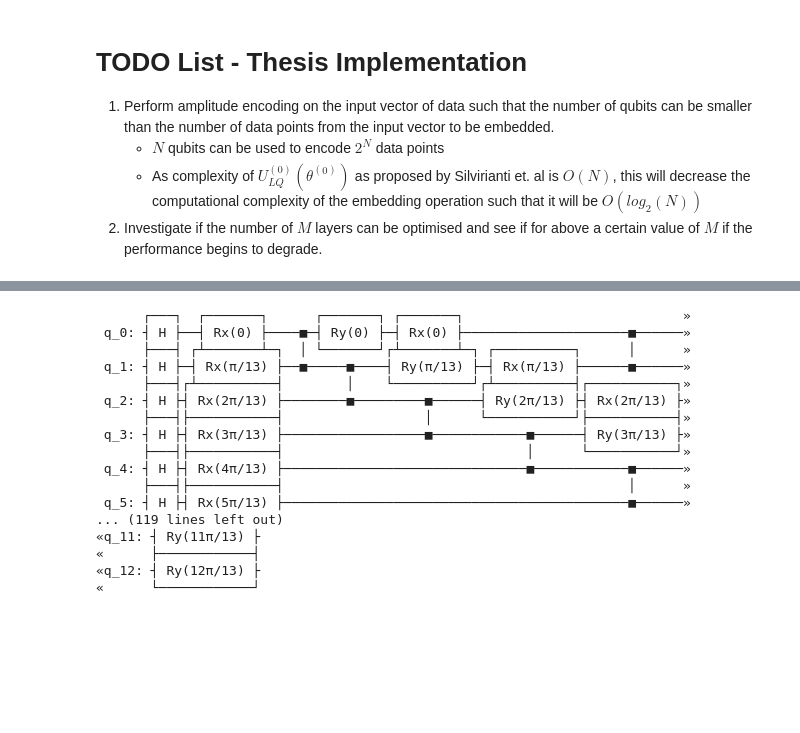
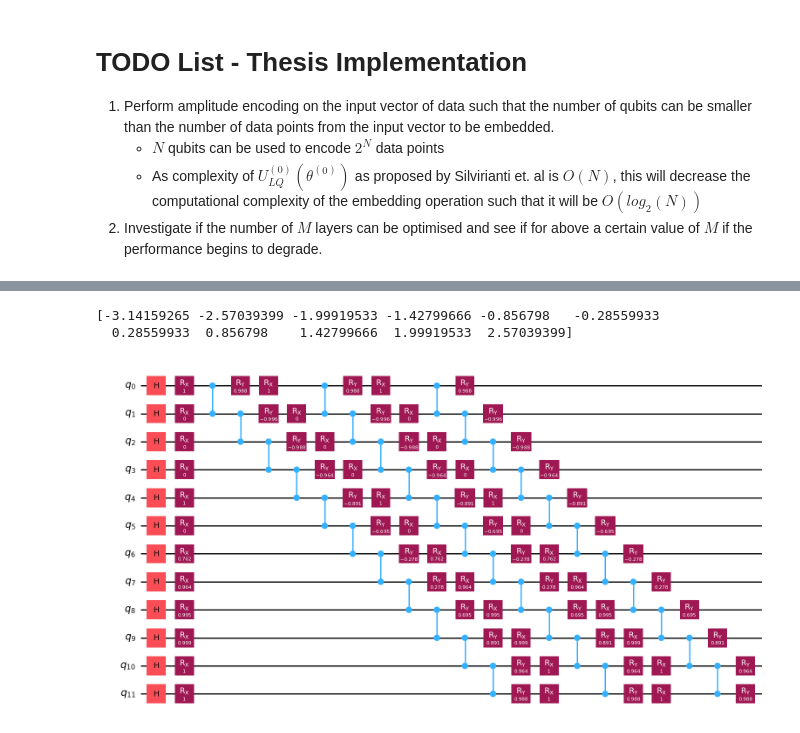
Before and after one commit to piersk/EEEN40290_Thesis, a Jupyter notebook: LQDRL.ipynb, the cells around one changed output, grey strips where cells are left out. Saved outputs shown, nothing was run; the diff lists cells and outputs as text; code cells hidden in the pictures; blank space fills up the shorter version.

Commit message:
Actor network ansatz, hyperbolic tangent scaling and notes/workings on the critic network updated and added

```diff
--- a/LQDRL.ipynb
+++ b/LQDRL.ipynb
@@ -170,15 +218,17 @@ def lq_embed_m(qc, N, theta, theta_par):
         qc.ry(theta_par[g], g)
     return qc
 # %%
-n_qubits = 13
+n_qubits = 12
 m_layers = 3
 qc = QuantumCircuit(n_qubits, n_qubits)
 theta_arr = []
 theta_par_arr = []
 
+# TODO: REMOVE THESE PLACEHOLDER ARRAYS AND UPDATE TO INCLUDE THE TANH DISTRIBUTION FUNCTION FOR THE ANGLE ENCODING
+# INITIALISE THE FIRST THETA PARAMETER VECTOR FOR THE RY GATES IN THE CIRCUIT AS DETAILED IN THE LQ-DRL PAPER
 for i in range(0, n_qubits):
     theta_arr.append((i / n_qubits) * np.pi)
     theta_par_arr.append((i / n_qubits) * np.pi)
 
 lqdrl_1 = lq_embed_1(qc, n_qubits, theta_arr, theta_par_arr)
-print(lqdrl_1)
+#print(lqdrl_1)
@@ -226,9 +240,12 @@ print(lqdrl_m)
 # %%
 # Function to scale the vector of input data (x) following the distribution of the hyperbolic tangent
+# Input vector contains the UAV position, remaining energy & the NOMA user grouping (2K+4 state space dimensions)
+# For 4 GUs, this means that there are 12 state space dimensions being embedded into the LQ-DRL circuit
 def x_angle_transformation(N, inp_vec):
+    #x_arr = [0 for i in range(N)]
     x_arr = []
     for i in range(N):
-        x_arr.append(np.tanh(inp_vec[N]))
+        x_arr.append(np.tanh(inp_vec[i-1]))
     return x_arr
 # %%
 # Function to generate the first layer including the quantum embedding of the G weighted parameters
@@ -269,24 +286,42 @@ def build_ansatz(N, M, theta_arr, theta_par_arr):
 # %%
 # TODO: INPUT DATA VECTOR SHOULD BE MADE HERE
 # Pass this vector to the x_angle_transformation() function and then pass that function to the build_ansatz() function
+theta_par_inp_vec = np.arange(-np.pi, np.pi, (2*np.pi / (n_qubits - 1)))
+print(theta_par_inp_vec)
+# %% [output]
+[-3.14159265 -2.57039399 -1.99919533 -1.42799666 -0.856798   -0.28559933
+  0.28559933  0.856798    1.42799666  1.99919533  2.57039399]
 # %%
+# Input vector to be embedded & scaled to the tanh distribution must contain the UAV position, remaining energy & the NOMA user grouping
+# NB: This may be more appropriate to compute within the Gymnasium environment as that contains the energy consumption function within the UAV class
+# The values can be updated using the parameter-shifting function in uav_lqdrl_env.py
+# The computation concerned with updating the values, parameters, etc. can be performed within the environment program. The values can also be initialised within the Gym environment.
+# Will test the values out in the Notebook for now before moving onto integrating the Gym environment with this ansatz
+#n_qubits = 12
+E_rem = 500e03
+num_gus = 4
+u = []
+uav_pos = [0, 0, 0]
+theta_par_inp_vec = np.arange(-np.pi, np.pi, (2*np.pi / (n_qubits - 1)))
+
+#inp_vec = [uav_pos, E_rem, [u[k] for k in range(0, num_gus-1)]]
+#inp_vec = [uav_pos, E_rem, u]
+inp_vec = []
+
+for i in range(len(uav_pos)):
+    inp_vec.append(uav_pos[i])
+inp_vec.append(E_rem)
+for j in range(2*num_gus):
+    u.append(j)
+    inp_vec.append(u[j])
+
+n_qubits = len(inp_vec)
+
+theta_arr = x_angle_transformation(n_qubits, inp_vec)
+theta_par_arr = x_angle_transformation(n_qubits, theta_par_inp_vec)
+
 lqdrl = build_ansatz(n_qubits, m_layers, theta_arr, theta_par_arr)
-print(lqdrl)
+#print(lqdrl)
+circuit_drawer(lqdrl, output="mpl")
 # %% [output]
-      ┌───┐  ┌───────┐      ┌───────┐ ┌───────┐                            »
- q_0: ┤ H ├──┤ Rx(0) ├────■─┤ Ry(0) ├─┤ Rx(0) ├─────────────────────■──────»
-      ├───┤ ┌┴───────┴─┐  │ └───────┘┌┴───────┴─┐ ┌──────────┐      │      »
- q_1: ┤ H ├─┤ Rx(π/13) ├──■─────■────┤ Ry(π/13) ├─┤ Rx(π/13) ├──────■──────»
-      ├───┤┌┴──────────┤        │    └──────────┘┌┴──────────┤┌───────────┐»
- q_2: ┤ H ├┤ Rx(2π/13) ├────────■─────────■──────┤ Ry(2π/13) ├┤ Rx(2π/13) ├»
-      ├───┤├───────────┤                  │      └───────────┘├───────────┤»
- q_3: ┤ H ├┤ Rx(3π/13) ├──────────────────■────────────■──────┤ Ry(3π/13) ├»
-      ├───┤├───────────┤                               │      └───────────┘»
- q_4: ┤ H ├┤ Rx(4π/13) ├───────────────────────────────■────────────■──────»
-      ├───┤├───────────┤                                            │      »
- q_5: ┤ H ├┤ Rx(5π/13) ├────────────────────────────────────────────■──────»
-... (119 lines left out)
-«q_11: ┤ Ry(11π/13) ├
-«      ├────────────┤
-«q_12: ┤ Ry(12π/13) ├
-«      └────────────┘
+[figure, added]
```
Also changed, not shown: parts of 15 cells of this notebook.
